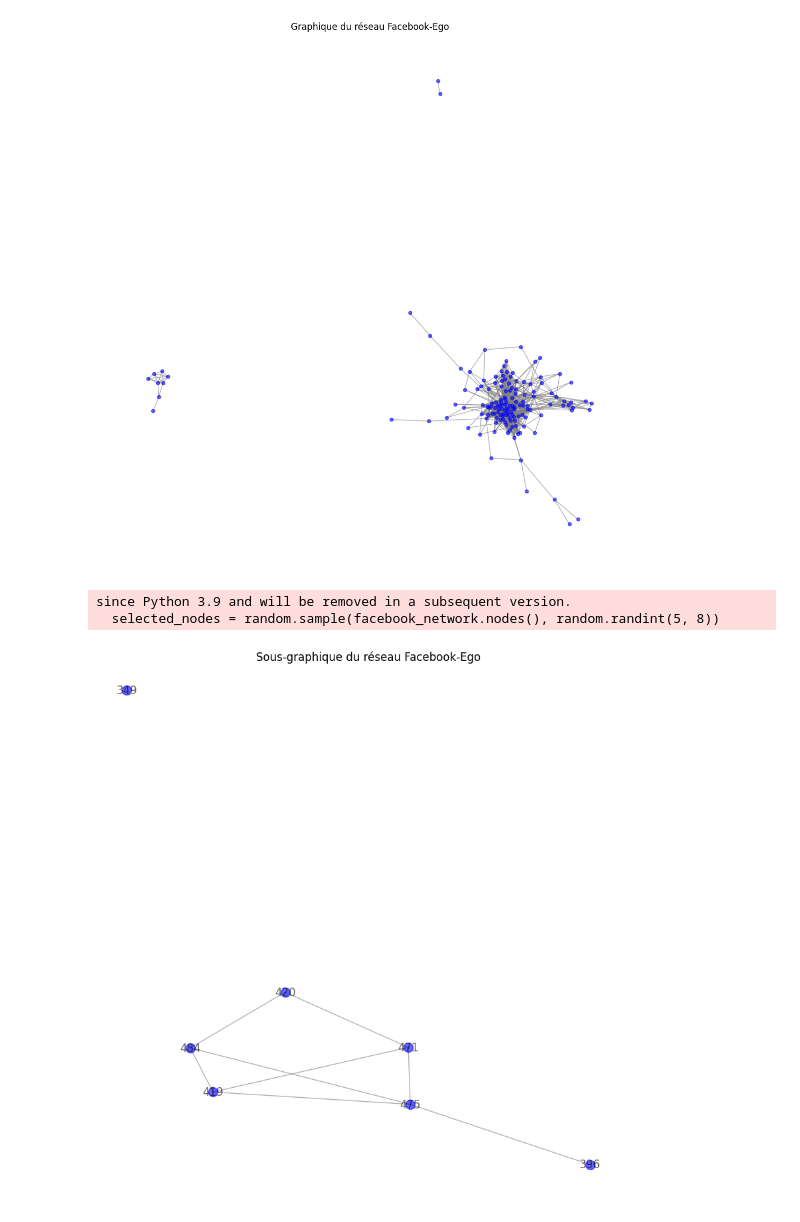
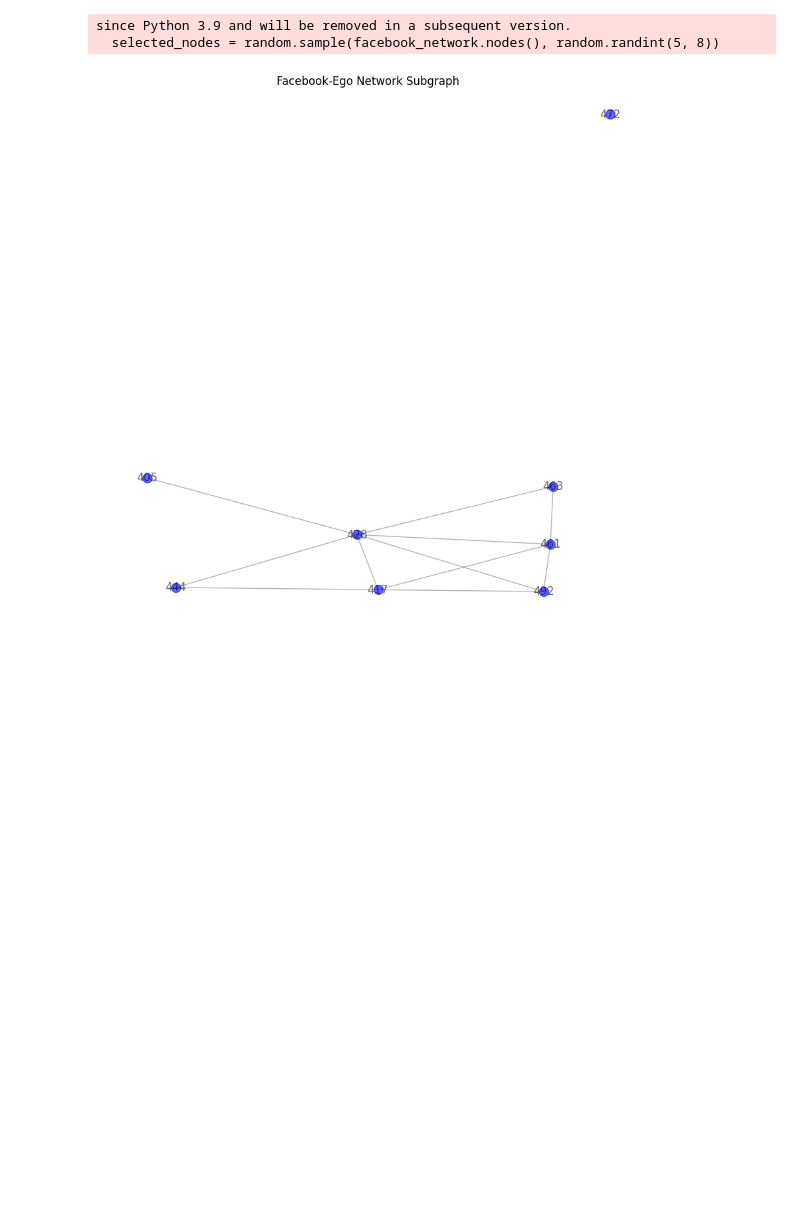
Before and after one commit to SedarKorka/Analysis-of-Complex-Networks, a Jupyter notebook: assignment1.ipynb, the cells around one changed output. Drawn from its saved outputs; the diff is of its cells as text; code cells hidden in the pictures; blank space fills up the shorter version.

```diff
--- a/assignment1.ipynb
+++ b/assignment1.ipynb
@@ -76,45 +76,34 @@ Average degree: 16.347826086956523
 # %%
 ##Question c
-# Tracé du graphique
-plt.figure(figsize=(10, 10))  # Réglage de la taille du graphique
-pos = nx.spring_layout(facebook_network)  # Calcul des positions des nœuds
-nx.draw(facebook_network, pos, with_labels=False, node_size=20, node_color='b', edge_color='gray', alpha=0.6)
-plt.title("Graphique du réseau Facebook-Ego")
-plt.show()
 
-# Randomly select 5-8 nodes from Facebook-Ego
+# I first select Randomly select 5-8 nodes from Facebook-Ego
 selected_nodes = random.sample(facebook_network.nodes(), random.randint(5, 8))
 
 # Create a subgraph (partial network) using the selected nodes
 partial_network = facebook_network.subgraph(selected_nodes)
-# Tracé du sous-graphique
-plt.figure(figsize=(8, 8))  # Réglage de la taille du graphique
-pos = nx.spring_layout(partial_network)  # Calcul des positions des nœuds
+# Subgraph plot
+plt.figure(figsize=(8, 8))
+pos = nx.spring_layout(partial_network)
 nx.draw(partial_network, pos, with_labels=True, node_size=100, node_color='b', edge_color='gray', alpha=0.6)
-plt.title("Sous-graphique du réseau Facebook-Ego")
+plt.title("Facebook-Ego Network Subgraph")
 plt.show()
 
-# Calculate the adjacency matrix of the partial network using NumPy
+# Calculate the adjacency matrix of the partial network
 adjacency_matrix = nx.to_numpy_array(partial_network)
 
 # Print the adjacency matrix
 print("Adjacency Matrix of Partial Network:")
 print(adjacency_matrix)
 
-# Explanation of the Need for an Adjacency Matrix:
-print("\nExplanation:")
-print("An adjacency matrix is a fundamental representation of a network that serves several important purposes:")
-print("- Clarity of Structure: The adjacency matrix clearly shows which nodes are directly connected to each other and allows for a quick assessment of the network's connectivity patterns.")
-print("- Efficient Computation: It simplifies various network analysis tasks, such as computing network metrics like centrality, shortest paths, and eigenvalues, using matrix operations.")
-print("- Graph Algorithms: Many graph algorithms are naturally expressed in terms of matrix operations, making it easier to implement and analyze these algorithms.")
-print("- Compact Representation: In cases where the network is sparse (i.e., has relatively few edges compared to the total possible connections), the adjacency matrix is a space-efficient way to represent the network.")
-
-# Submit the adjacency matrix and explanation as part of the assignment.
-
-print("We need the adjacency matrix to describe the structure of the network because it provides a compact and efficient representation of the network's connectivity. The adjacency matrix is a square matrix where the rows and columns correspond to the nodes in the network, and the entries indicate whether there is an edge between each pair of nodes. By examining the adjacency matrix, we can easily determine the degree of each node, the number of triangles in the network, and other important structural properties.")
+# The Need for an Adjacency Matrix:
+print("""We need the adjacency matrix to describe the structure of the network because it provides
+a compact and efficient representation of the network's connectivity. The adjacency matrix is a
+square matrix where the rows and columns correspond to the nodes in the network, and the entries
+indicate whether there is an edge between each pair of nodes. By examining the adjacency matrix,
+we can easily determine the degree of each node, the number of triangles in the network, and other
+important structural properties.""")
 # %% [output]
+since Python 3.9 and will be removed in a subsequent version.
+  selected_nodes = random.sample(facebook_network.nodes(), random.randint(5, 8))
-[figure, old version]
+[figure, new version]
-since Python 3.9 and will be removed in a subsequent version.
-  selected_nodes = random.sample(facebook_network.nodes(), random.randint(5, 8))
-[figure, removed]
 Adjacency Matrix of Partial Network:
```
Also changed, not shown: parts of 4 cells of this notebook, 2 other files.
